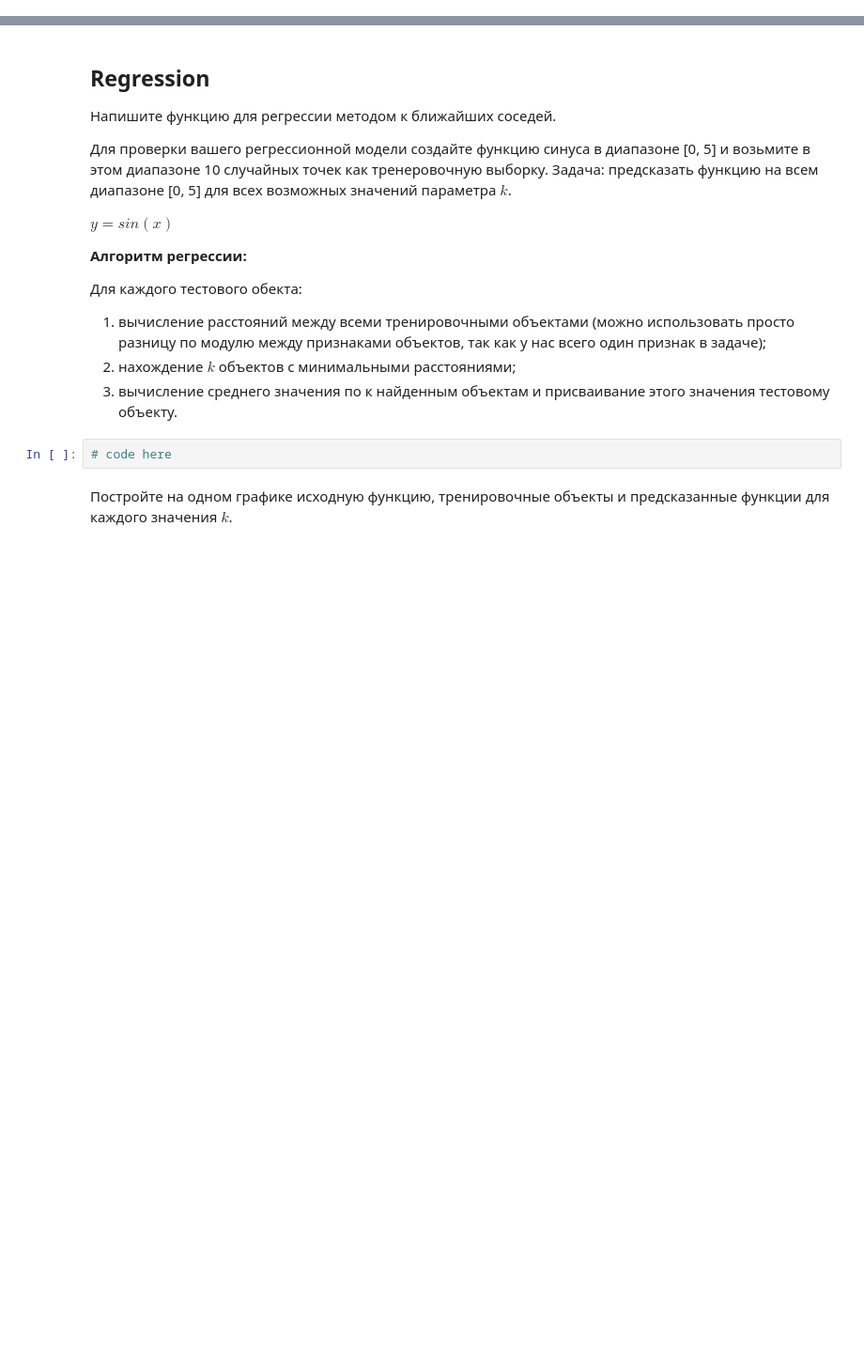
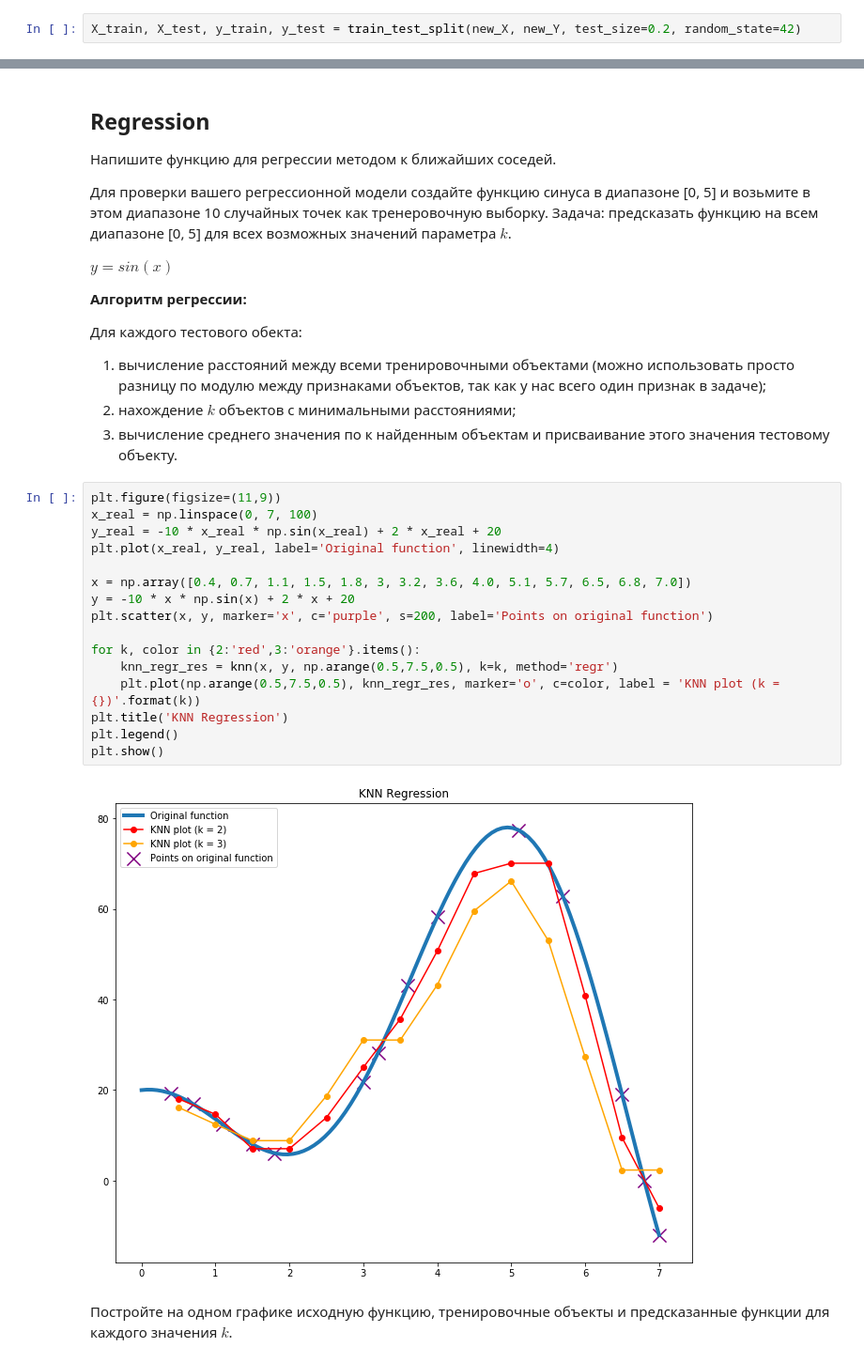
Before and after one commit to Den4ikNestor/hometask_2019, a Jupyter notebook: ml_course/lab3_knn/lab_knn.ipynb, the cells around one changed output, grey strips where cells are left out. Shown at 94% size. Saved outputs shown, nothing was run; the diff lists cells and outputs as text; blank space fills up the shorter version.

```diff
--- a/ml_course/lab3_knn/lab_knn.ipynb
+++ b/ml_course/lab3_knn/lab_knn.ipynb
@@ -121,0 +91,2 @@ print(np.arange(x_min, x_max, h))
+# %%
+X_train, X_test, y_train, y_test = train_test_split(new_X, new_Y, test_size=0.2, random_state=42)
@@ -136,7 +120,23 @@ $y = sin(x)$
 1. вычисление расстояний между всеми тренировочными объектами (можно использовать просто разницу по модулю между признаками объектов, так как у нас всего один признак в задаче);
 2. нахождение $k$ объектов с минимальными расстояниями;
 3. вычисление среднего значения по к найденным объектам и присваивание этого значения тестовому объекту.
-# %%
-# code here
+# %%
+plt.figure(figsize=(11,9))
+x_real = np.linspace(0, 7, 100)
+y_real = -10 * x_real * np.sin(x_real) + 2 * x_real + 20
+plt.plot(x_real, y_real, label='Original function', linewidth=4)
+
+x = np.array([0.4, 0.7, 1.1, 1.5, 1.8, 3, 3.2, 3.6, 4.0, 5.1, 5.7, 6.5, 6.8, 7.0])
+y = -10 * x * np.sin(x) + 2 * x + 20
+plt.scatter(x, y, marker='x', c='purple', s=200, label='Points on original function')
+
+for k, color in {2:'red',3:'orange'}.items():
+    knn_regr_res = knn(x, y, np.arange(0.5,7.5,0.5), k=k, method='regr')
+    plt.plot(np.arange(0.5,7.5,0.5), knn_regr_res, marker='o', c=color, label = 'KNN plot (k = {})'.format(k))
+plt.title('KNN Regression')
+plt.legend()
+plt.show()
+# %% [output]
+[figure, added]
 # %% [markdown]
 Постройте на одном графике исходную функцию, тренировочные объекты и предсказанные функции для каждого значения $k$.
```
Also changed, not shown: parts of 14 cells of this notebook.
